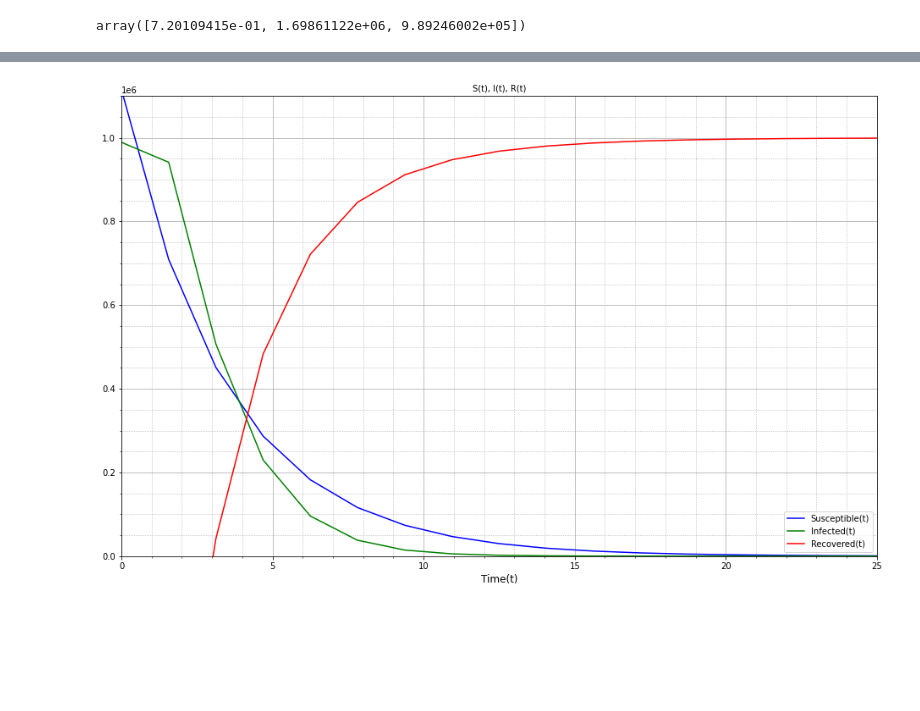
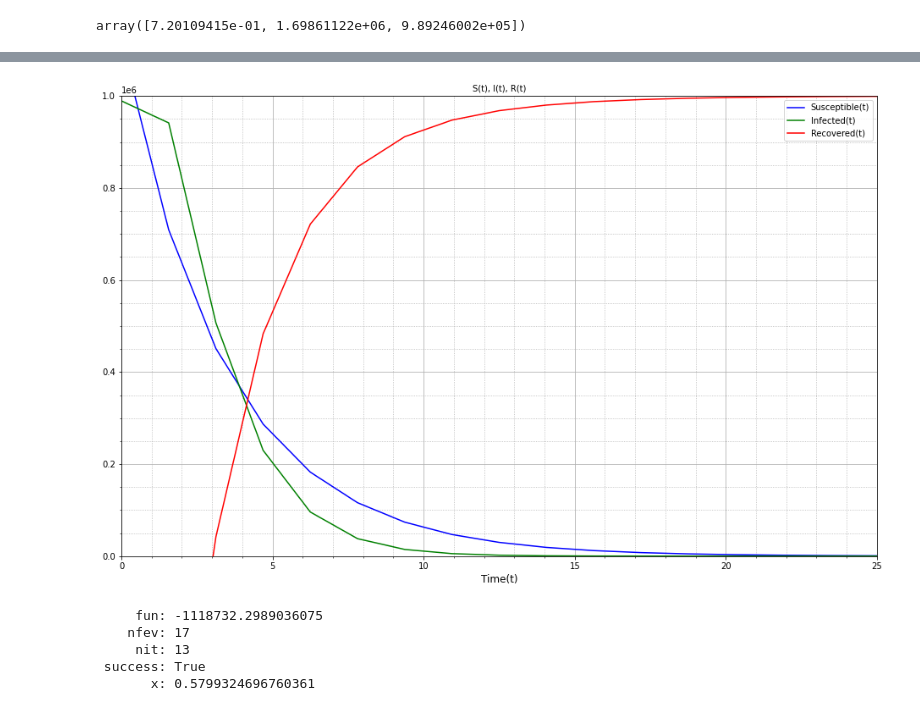
Before and after one commit to SaifuliAnna/DataScience_HW5, a Jupyter notebook: Hw5_2.ipynb, the cells around one changed output, grey strips where cells are left out. Drawn from its saved outputs; the diff is of its cells as text; code cells hidden in the pictures; blank space fills up the shorter version.

```diff
--- a/Hw5_2.ipynb
+++ b/Hw5_2.ipynb
@@ -81,26 +74,31 @@ array([-1104145.58770846,  -650677.22709909,    41903.70691485,
 # %%
 fig, ax = plt.subplots(figsize=(16, 10))
 plt.title('S(t), I(t), R(t)', fontsize=10, color='k')
 plt.xlabel('Time(t)', fontsize=12, color='k')
 
-
 plt.xlim([0, 25])
-plt.ylim([0, 1100000])
+plt.ylim([0, 1000000])
 
 y_p = sol_s[1] * np.exp(-sol_s[0] * t)
 y_pi = (sol_i[2] + sol_i[0] * sol_i[1] * t) * np.exp(-sol_i[0] * t)
 y_pr = N0 - sol_s[1] - sol_i[2]
 
 plt.plot(t, y_p, color='blue', label='Susceptible(t)')
-
 plt.plot(t, y_pi, color='green', label='Infected(t)')
-
 plt.plot(t, R, color='red', label='Recovered(t)')
-
 
 plt.legend()
 plt.grid(which='major')
 plt.minorticks_on()
 plt.grid(which='minor', linestyle=':');
 # %% [output]
-[figure, old version]
+[figure, new version]
+# %%
+result = minimize_scalar(lambda t , a, S0, I0: -func_i(t , a, S0, I0), args=(sol_i[0], sol_i[1], sol_i[2]))
+result
+# %% [output]
+     fun: -1118732.2989036075
+    nfev: 17
+     nit: 13
+ success: True
+       x: 0.5799324696760361
```
Also changed, not shown: parts of 3 cells of this notebook.
